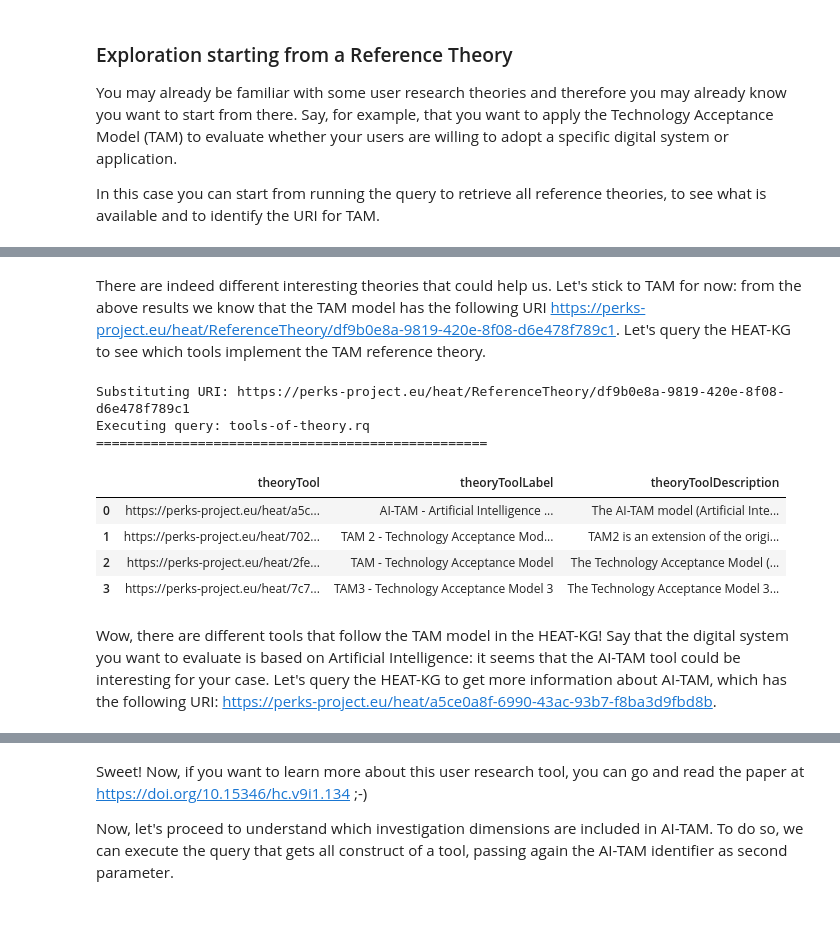
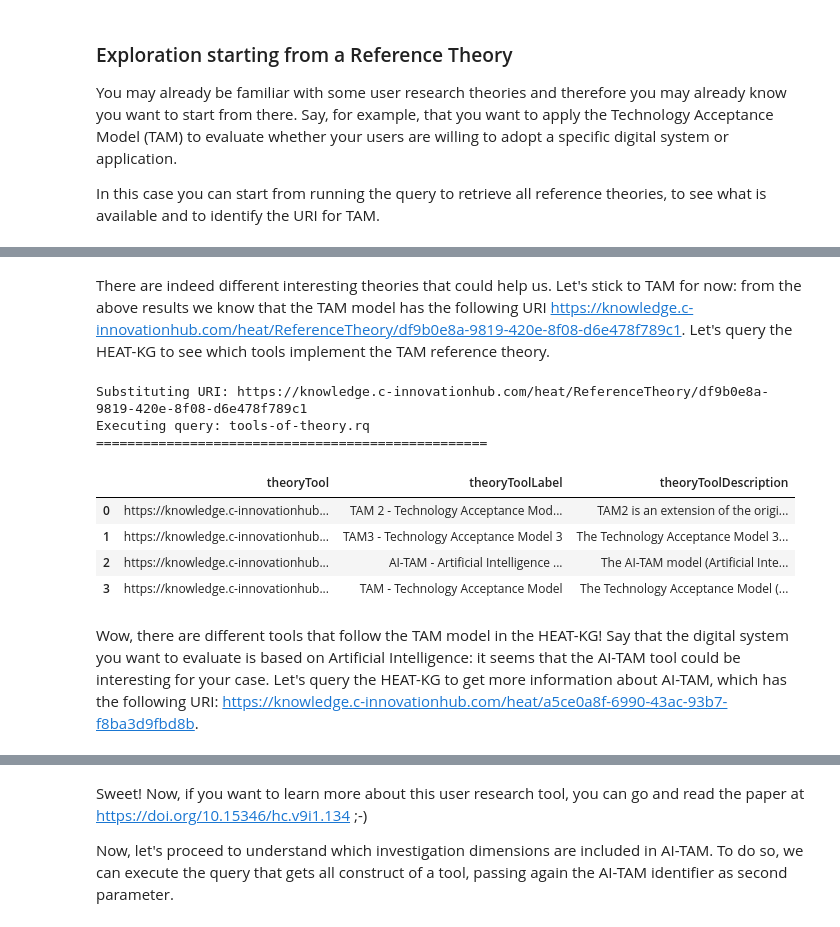
Before and after one commit to cefriel/heat-kg, a Jupyter notebook: notebooks/heat-kg.ipynb, the cells around one changed output, grey strips where cells are left out. Cells and saved outputs as stored; diff of their text form; code cells hidden in the pictures.

```diff
--- a/notebooks/heat-kg.ipynb
+++ b/notebooks/heat-kg.ipynb
@@ -114,18 +114,18 @@ Executing query: all-theories.rq
 # %% [markdown]
-There are indeed different interesting theories that could help us. Let's stick to TAM for now: from the above results we know that the TAM model has the following URI <https://perks-project.eu/heat/ReferenceTheory/df9b0e8a-9819-420e-8f08-d6e478f789c1>. Let's query the HEAT-KG to see which tools implement the TAM reference theory.
+There are indeed different interesting theories that could help us. Let's stick to TAM for now: from the above results we know that the TAM model has the following URI <https://knowledge.c-innovationhub.com/heat/ReferenceTheory/df9b0e8a-9819-420e-8f08-d6e478f789c1>. Let's query the HEAT-KG to see which tools implement the TAM reference theory.
 # %%
 # Execute the query to get all tools implementing the TAM theory
-execute_query('tools-of-theory.rq','https://perks-project.eu/heat/ReferenceTheory/df9b0e8a-9819-420e-8f08-d6e478f789c1')
+execute_query('tools-of-theory.rq','https://knowledge.c-innovationhub.com/heat/ReferenceTheory/df9b0e8a-9819-420e-8f08-d6e478f789c1')
 # %% [output]
-Substituting URI: https://perks-project.eu/heat/ReferenceTheory/df9b0e8a-9819-420e-8f08-d6e478f789c1
+Substituting URI: https://knowledge.c-innovationhub.com/heat/ReferenceTheory/df9b0e8a-9819-420e-8f08-d6e478f789c1
 Executing query: tools-of-theory.rq
 ==================================================
 |  | theoryTool | theoryToolLabel | theoryToolDescription |
-| 0 | https://perks-project.eu/heat/a5c... | AI-TAM - Artificial Intelligence ... | The AI-TAM model (Artificial Inte... |
-| 1 | https://perks-project.eu/heat/702... | TAM 2 - Technology Acceptance Mod... | TAM2 is an extension of the origi... |
-| 2 | https://perks-project.eu/heat/2fe... | TAM - Technology Acceptance Model | The Technology Acceptance Model (... |
-| 3 | https://perks-project.eu/heat/7c7... | TAM3 - Technology Acceptance Model 3 | The Technology Acceptance Model 3... |
+| 0 | https://knowledge.c-innovationhub... | TAM 2 - Technology Acceptance Mod... | TAM2 is an extension of the origi... |
+| 1 | https://knowledge.c-innovationhub... | TAM3 - Technology Acceptance Model 3 | The Technology Acceptance Model 3... |
+| 2 | https://knowledge.c-innovationhub... | AI-TAM - Artificial Intelligence ... | The AI-TAM model (Artificial Inte... |
+| 3 | https://knowledge.c-innovationhub... | TAM - Technology Acceptance Model | The Technology Acceptance Model (... |
 # %% [markdown]
-Wow, there are different tools that follow the TAM model in the HEAT-KG! Say that the digital system you want to evaluate is based on Artificial Intelligence: it seems that the AI-TAM tool could be interesting for your case. Let's query the HEAT-KG to get more information about AI-TAM, which has the following URI: <https://perks-project.eu/heat/a5ce0a8f-6990-43ac-93b7-f8ba3d9fbd8b>.
+Wow, there are different tools that follow the TAM model in the HEAT-KG! Say that the digital system you want to evaluate is based on Artificial Intelligence: it seems that the AI-TAM tool could be interesting for your case. Let's query the HEAT-KG to get more information about AI-TAM, which has the following URI: <https://knowledge.c-innovationhub.com/heat/a5ce0a8f-6990-43ac-93b7-f8ba3d9fbd8b>.
 # %%
 # Execute the query to get the details of the AI-TAM tool
```
Also changed, not shown: parts of 10 cells of this notebook, 3 other files.
